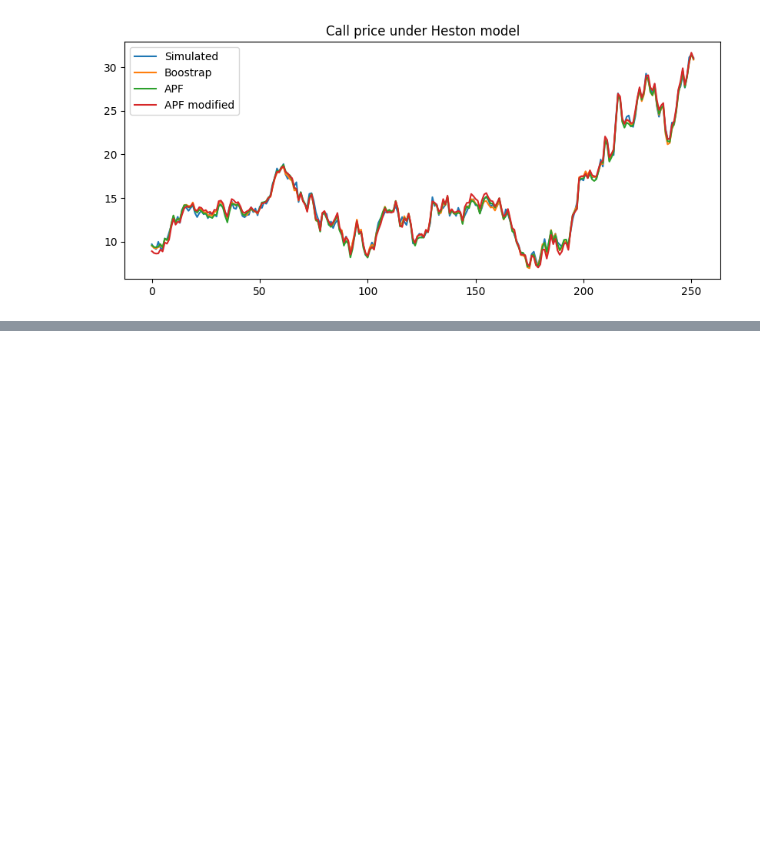
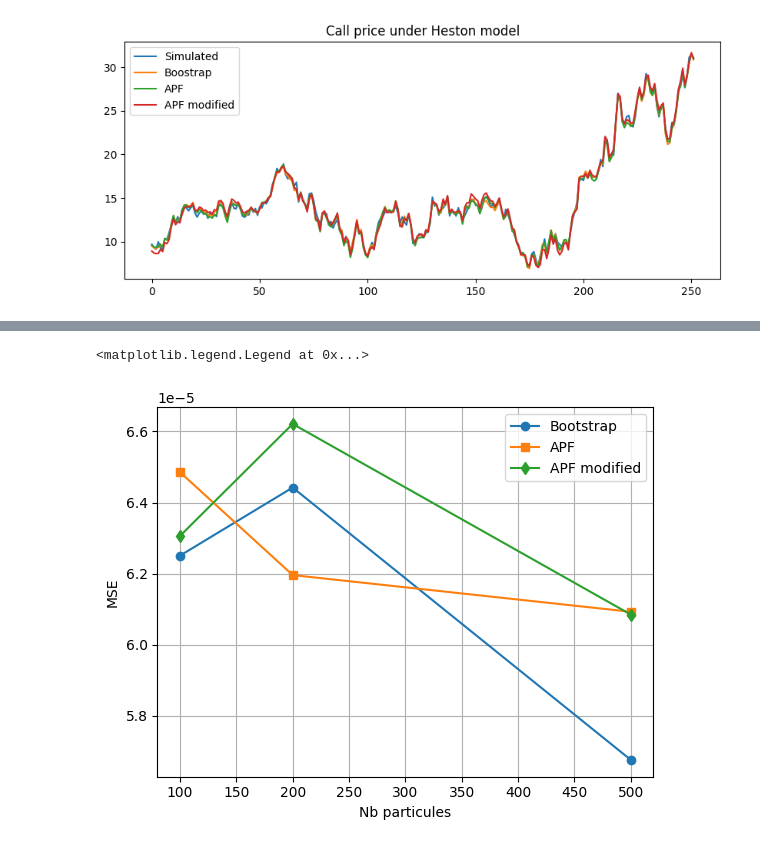
Before and after one commit to usenameFD/Asset-management, a Jupyter notebook: Calibration/HestonModel.ipynb, the cells around one changed output, grey strips where cells are left out. Drawn from its saved outputs; the diff is of its cells as text; code cells hidden in the pictures; blank space fills up the shorter version.

```diff
--- a/Calibration/HestonModel.ipynb
+++ b/Calibration/HestonModel.ipynb
@@ -149,0 +190,17 @@ performances.plot()
+# %%
+# Labels for different performance metrics
+labels = ["Bootstrap", "APF", "APF modified"]
+markers = ['o', 's', 'd']  # Different markers for each metric
+
+# Plot each performance column separately
+for i in range(performances_vol.shape[1]):
+    plt.plot([100,200,500], performances_vol.iloc[:,i], marker=markers[i], linestyle='-', label=labels[i])
+
+# Add grid, legend, and labels
+plt.grid(True)
+plt.xlabel("Nb particules")
+plt.ylabel("MSE")
+plt.legend()
+# %% [output]
+<matplotlib.legend.Legend at 0x...>
+[figure, added]
```
Also changed, not shown: parts of 4 cells of this notebook, 2 other files.
